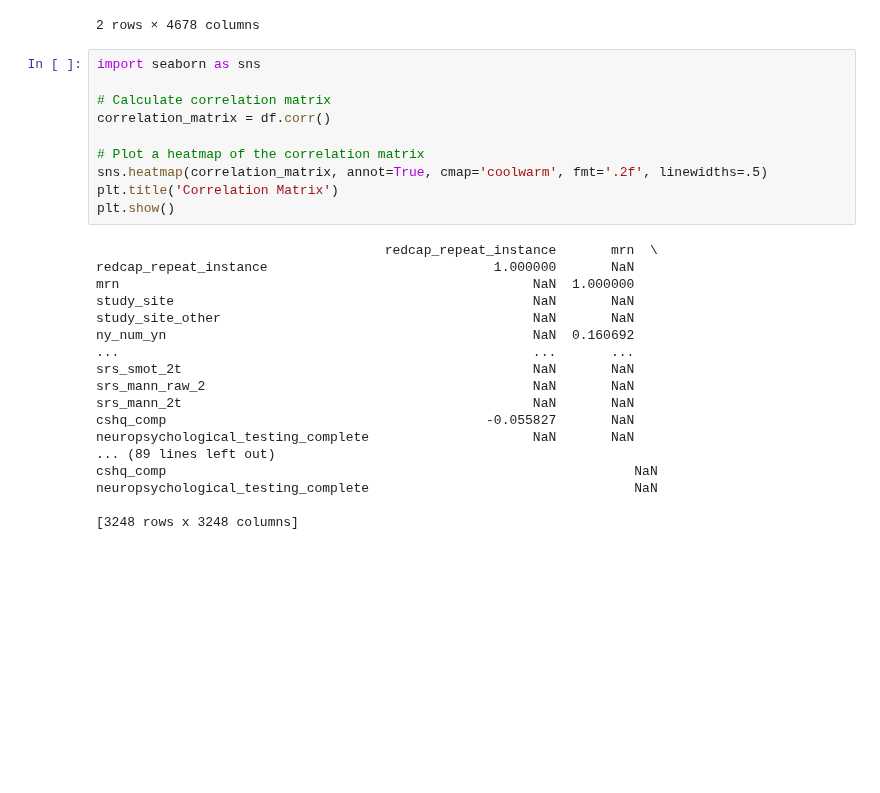
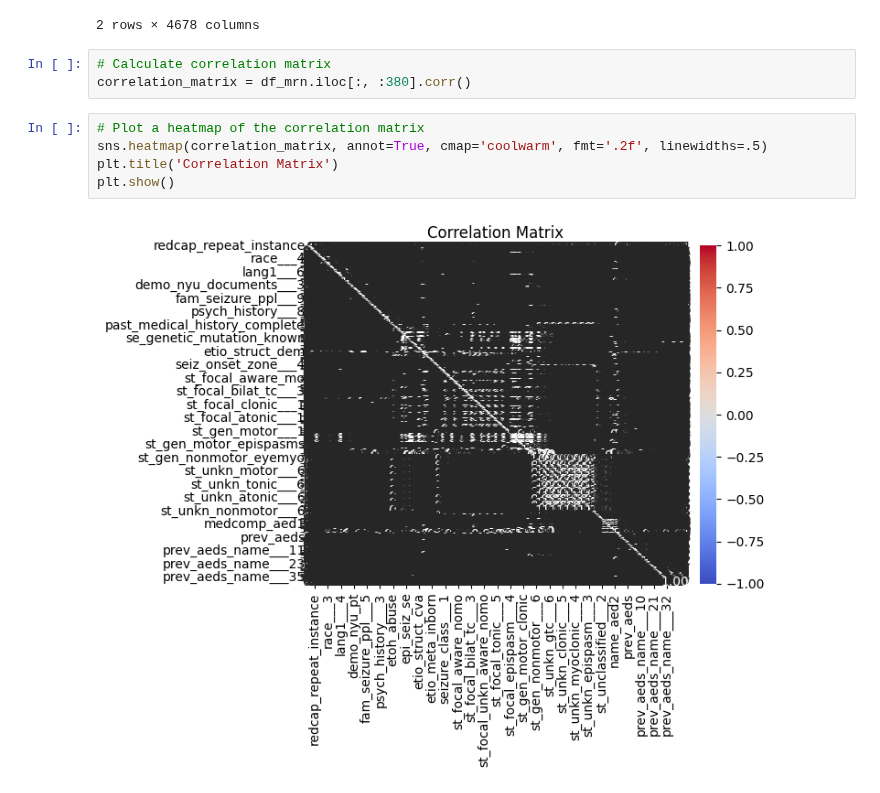
Before and after one commit to AmauryPelzer/Engel-outcome-prediction, a Jupyter notebook: notebooks/1. preprocessing/preprocessing.ipynb, the cells around one changed output. Drawn from its saved outputs; the diff is of its cells as text; blank space fills up the shorter version.

```diff
--- a/notebooks/1. preprocessing/preprocessing.ipynb
+++ b/notebooks/1. preprocessing/preprocessing.ipynb
@@ -191,31 +250,13 @@ df_engel[df_engel["engel_outcomes_complete"]==0]
 | 2042 | RSCT041607 | engel_outcomes | 1.0 | NaN | NaN | NaN | ... |
 | 2043 | RSCT041607 | engel_outcomes | 2.0 | NaN | NaN | NaN | ... |
 2 rows × 4678 columns
+# %%
+# Calculate correlation matrix
+correlation_matrix = df_mrn.iloc[:, :380].corr()
 # %%
-import seaborn as sns
-
-# Calculate correlation matrix
-correlation_matrix = df.corr()
-
 # Plot a heatmap of the correlation matrix
 sns.heatmap(correlation_matrix, annot=True, cmap='coolwarm', fmt='.2f', linewidths=.5)
 plt.title('Correlation Matrix')
 plt.show()
 # %% [output]
-                                     redcap_repeat_instance       mrn  \
-redcap_repeat_instance                             1.000000       NaN
-mrn                                                     NaN  1.000000
-study_site                                              NaN       NaN
-study_site_other                                        NaN       NaN
-ny_num_yn                                               NaN  0.160692
-...                                                     ...       ...
-srs_smot_2t                                             NaN       NaN
-srs_mann_raw_2                                          NaN       NaN
-srs_mann_2t                                             NaN       NaN
-cshq_comp                                         -0.055827       NaN
-neuropsychological_testing_complete                     NaN       NaN
-... (89 lines left out)
-cshq_comp                                                            NaN
-neuropsychological_testing_complete                                  NaN
-
-[3248 rows x 3248 columns]
+[figure, added]
```
Also changed, not shown: parts of 3 cells of this notebook, 1 other file.
